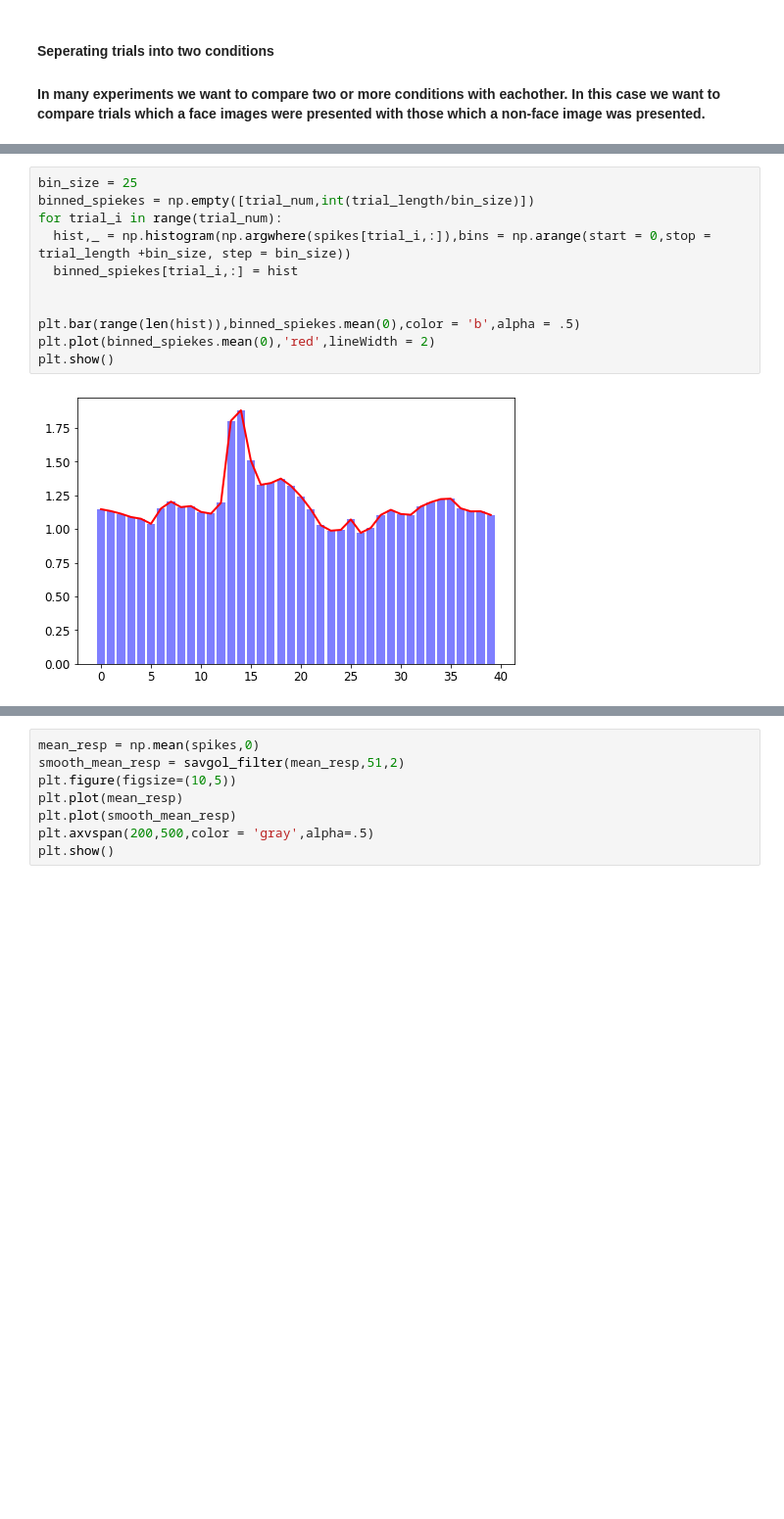
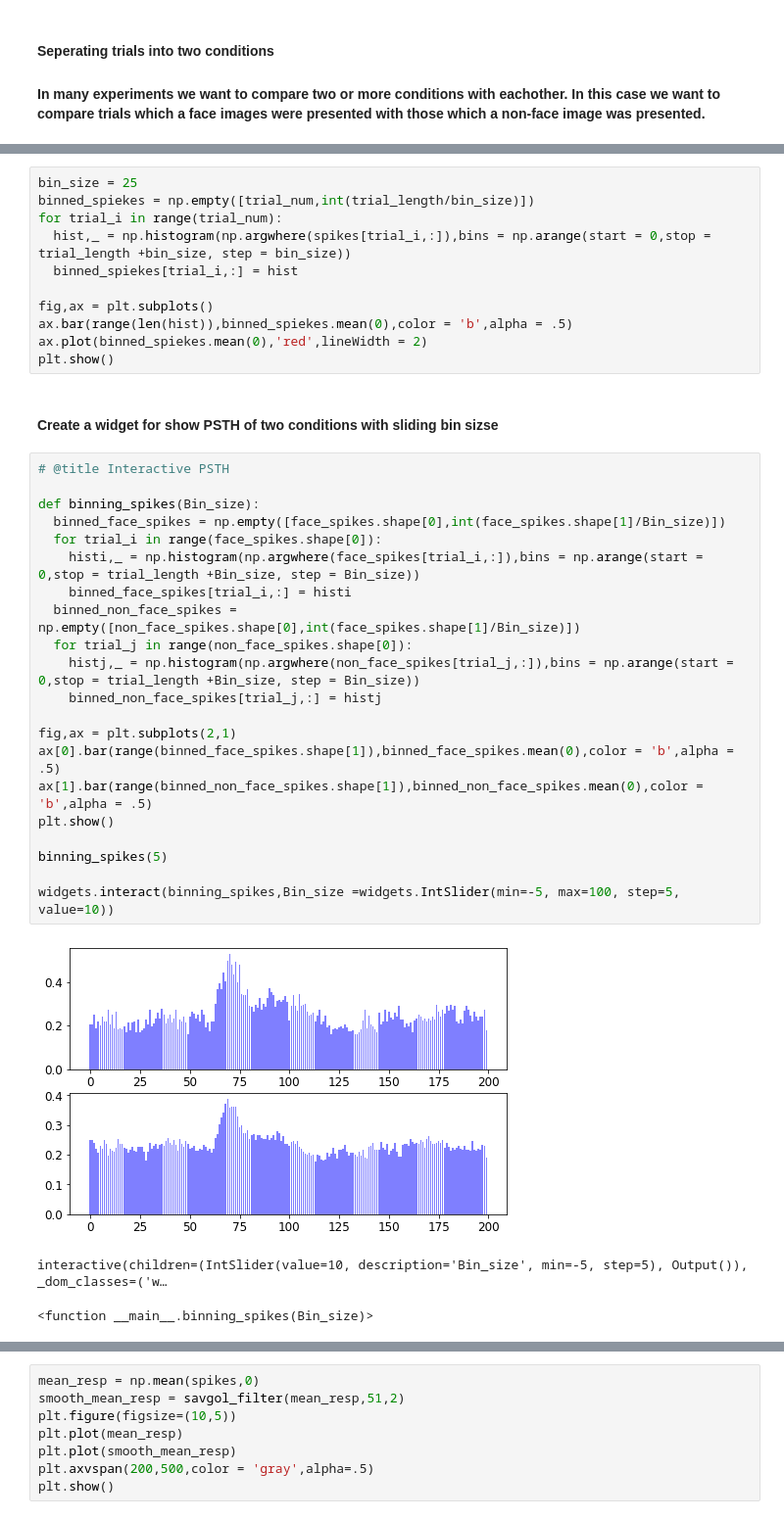
Before and after one commit to MiladQolami/Neural-Data-Analysis, a Jupyter notebook: MainCode.ipynb, the cells around one changed output, grey strips where cells are left out. Shown at 98% size. Cells and saved outputs as stored; diff of their text form; blank space fills up the shorter version.

```diff
--- a/MainCode.ipynb
+++ b/MainCode.ipynb
@@ -145,9 +150,34 @@ for trial_i in range(trial_num):
   hist,_ = np.histogram(np.argwhere(spikes[trial_i,:]),bins = np.arange(start = 0,stop = trial_length +bin_size, step = bin_size))
   binned_spiekes[trial_i,:] = hist
 
-
-plt.bar(range(len(hist)),binned_spiekes.mean(0),color = 'b',alpha = .5)
-plt.plot(binned_spiekes.mean(0),'red',lineWidth = 2)
+fig,ax = plt.subplots()
+ax.bar(range(len(hist)),binned_spiekes.mean(0),color = 'b',alpha = .5)
+ax.plot(binned_spiekes.mean(0),'red',lineWidth = 2)
 plt.show()
-# %% [output]
-[figure, removed]
+# %% [markdown]
+#### Create a widget for show PSTH of two conditions with sliding bin sizse
+# %%
+# @title Interactive PSTH
+
+def binning_spikes(Bin_size):
+  binned_face_spikes = np.empty([face_spikes.shape[0],int(face_spikes.shape[1]/Bin_size)])
+  for trial_i in range(face_spikes.shape[0]):
+    histi,_ = np.histogram(np.argwhere(face_spikes[trial_i,:]),bins = np.arange(start = 0,stop = trial_length +Bin_size, step = Bin_size))
+    binned_face_spikes[trial_i,:] = histi
+  binned_non_face_spikes = np.empty([non_face_spikes.shape[0],int(face_spikes.shape[1]/Bin_size)])
+  for trial_j in range(non_face_spikes.shape[0]):
+    histj,_ = np.histogram(np.argwhere(non_face_spikes[trial_j,:]),bins = np.arange(start = 0,stop = trial_length +Bin_size, step = Bin_size))
+    binned_non_face_spikes[trial_j,:] = histj
+
+fig,ax = plt.subplots(2,1)
+ax[0].bar(range(binned_face_spikes.shape[1]),binned_face_spikes.mean(0),color = 'b',alpha = .5)
+ax[1].bar(range(binned_non_face_spikes.shape[1]),binned_non_face_spikes.mean(0),color = 'b',alpha = .5)
+plt.show()
+
+binning_spikes(5)
+
+widgets.interact(binning_spikes,Bin_size =widgets.IntSlider(min=-5, max=100, step=5, value=10))
+# %% [output]
+[figure, added]
+interactive(children=(IntSlider(value=10, description='Bin_size', min=-5, step=5), Output()), _dom_classes=('w…
+<function __main__.binning_spikes(Bin_size)>
```
Also changed, not shown: parts of 6 cells of this notebook.
